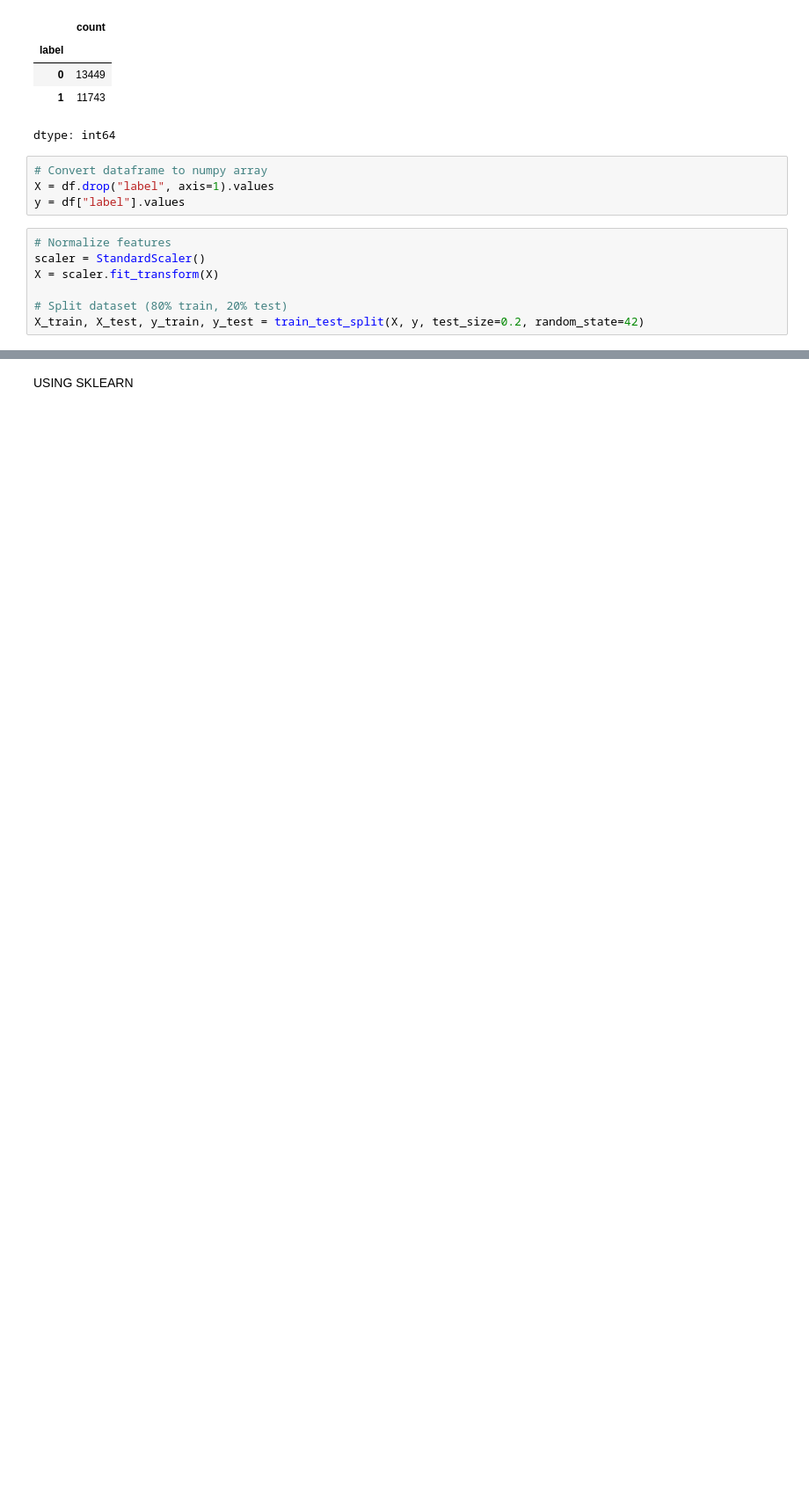
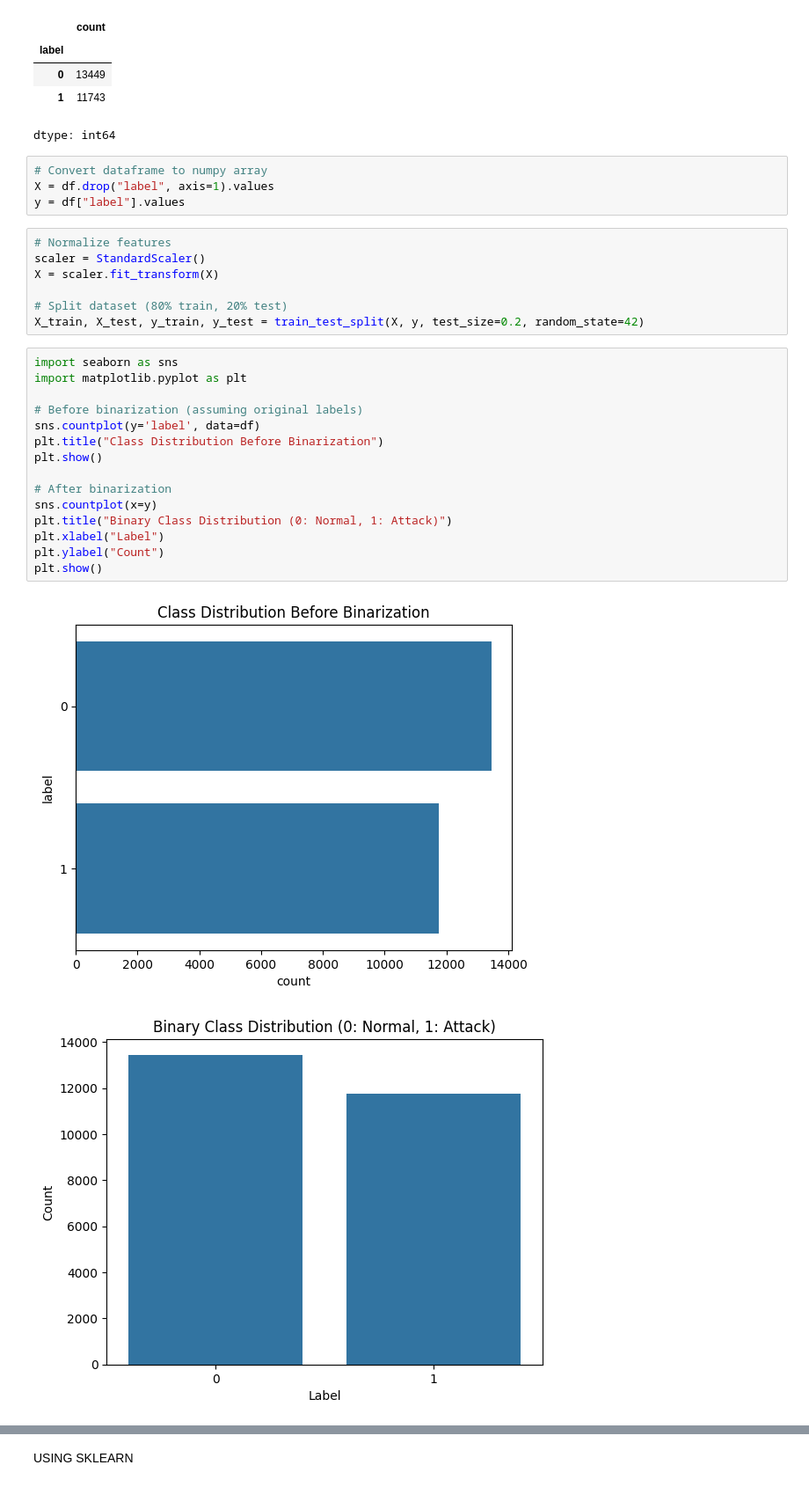
Before and after one commit to Satvik0110/Network-Intrusion-Detector, a Jupyter notebook: NID_using_NB_Combined_Comparison.ipynb, the cells around one changed output, grey strips where cells are left out. Shown: that part at 88% size. Drawn from its saved outputs; the diff is of its cells as text; blank space fills up the shorter version.

```diff
--- a/NID_using_NB_Combined_Comparison.ipynb
+++ b/NID_using_NB_Combined_Comparison.ipynb
@@ -105,3 +108,21 @@ X = scaler.fit_transform(X)
 
 # Split dataset (80% train, 20% test)
 X_train, X_test, y_train, y_test = train_test_split(X, y, test_size=0.2, random_state=42)
+# %%
+import seaborn as sns
+import matplotlib.pyplot as plt
+
+# Before binarization (assuming original labels)
+sns.countplot(y='label', data=df)
+plt.title("Class Distribution Before Binarization")
+plt.show()
+
+# After binarization
+sns.countplot(x=y)
+plt.title("Binary Class Distribution (0: Normal, 1: Attack)")
+plt.xlabel("Label")
+plt.ylabel("Count")
+plt.show()
+# %% [output]
+[figure, added]
+[figure, added]
```
Also changed, not shown: parts of 19 cells of this notebook.
